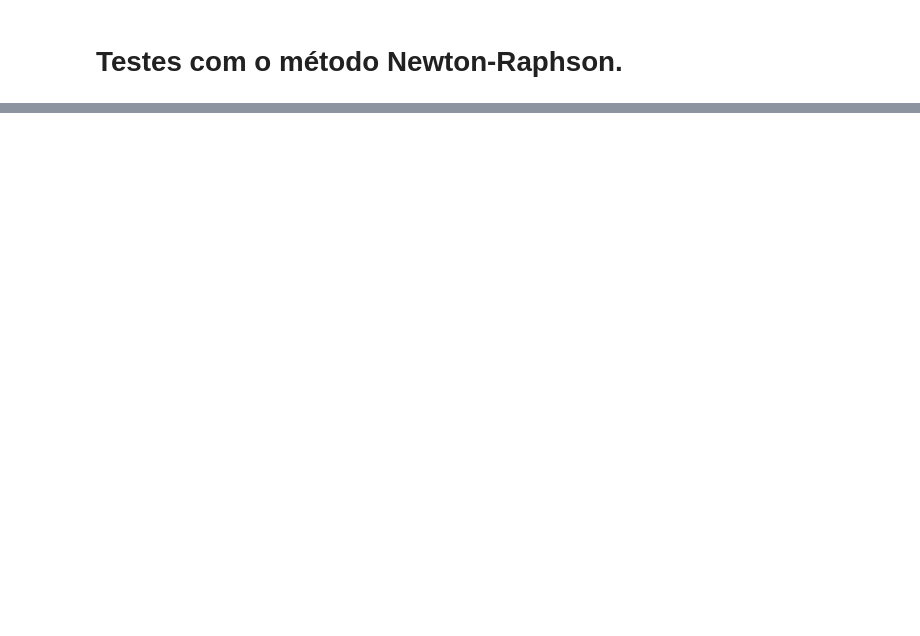
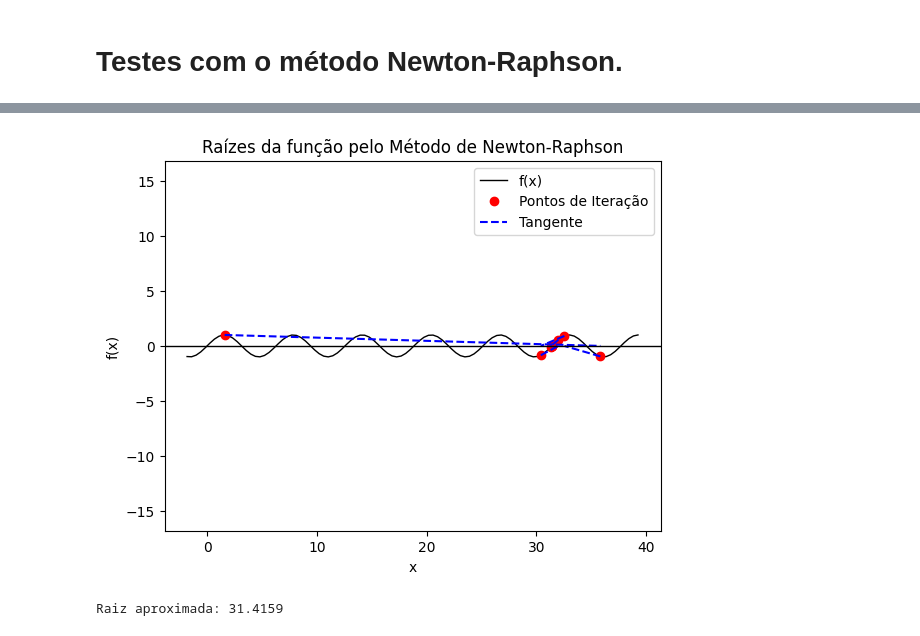
Before and after one commit to vrsmic/CB2325NumericaG1, a Jupyter notebook: src/CB2325NumericaG1/raizes/raizes.ipynb, the cells around one changed output, grey strips where cells are left out. Cells and saved outputs as stored; diff of their text form; code cells hidden in the pictures; blank space fills up the shorter version.

```diff
--- a/src/CB2325NumericaG1/raizes/raizes.ipynb
+++ b/src/CB2325NumericaG1/raizes/raizes.ipynb
@@ -278,0 +338,20 @@ Raíz exata: sqrt(2)
+# %%
+# Função para aproximar a raiz:
+
+f = sp.sympify("sin(x)")
+
+# Parâmetros:
+
+chute = 1.6
+tolerância = 1e-12
+
+# Aproximação da raíz:
+
+root = newton_raphson(f, chute, tolerância)
+
+# Infos
+
+print(f"Raiz aproximada: {root}")
+# %% [output]
+[figure, added]
+Raiz aproximada: 31.4159
```
Also changed, not shown: parts of 5 cells of this notebook.
